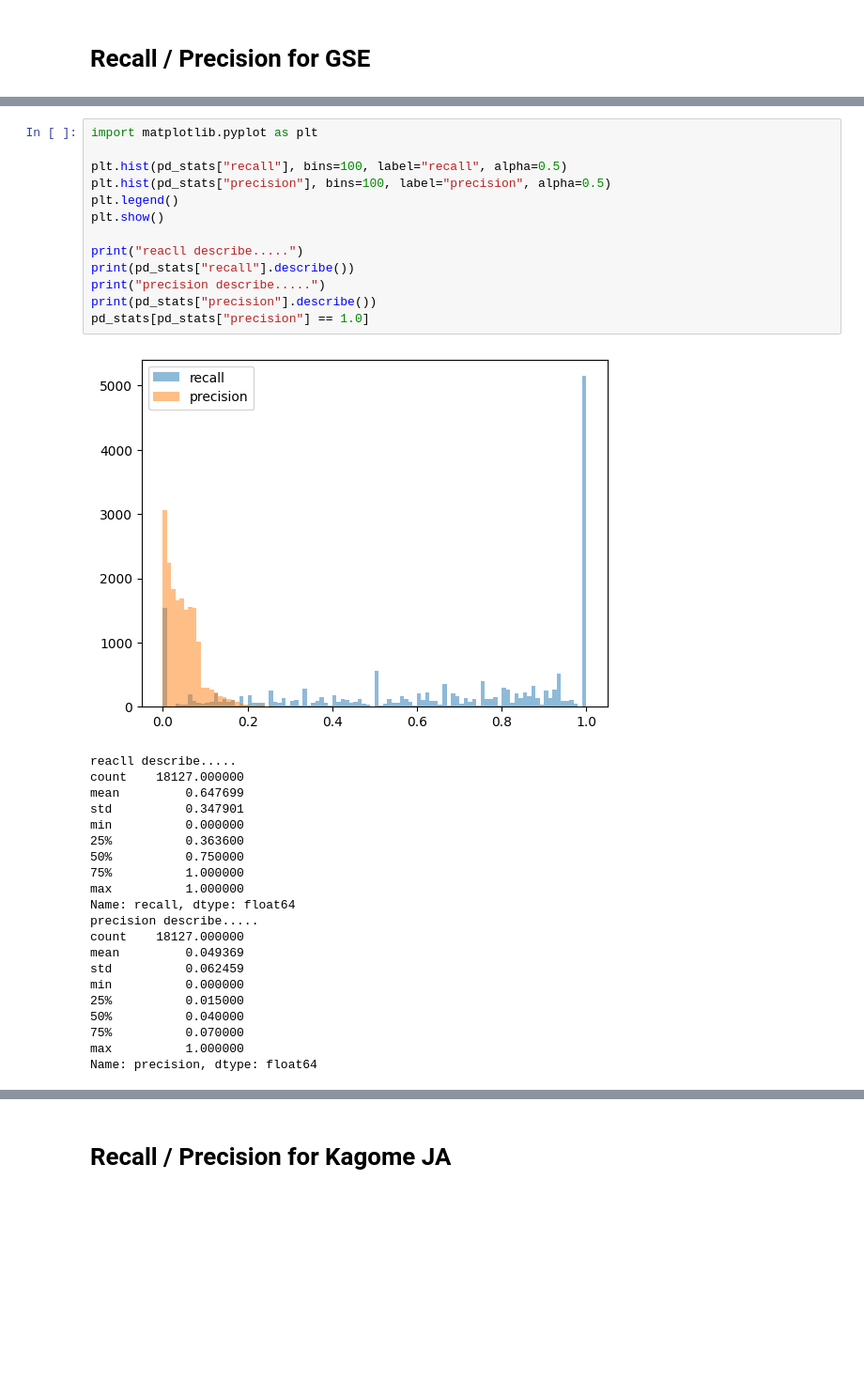
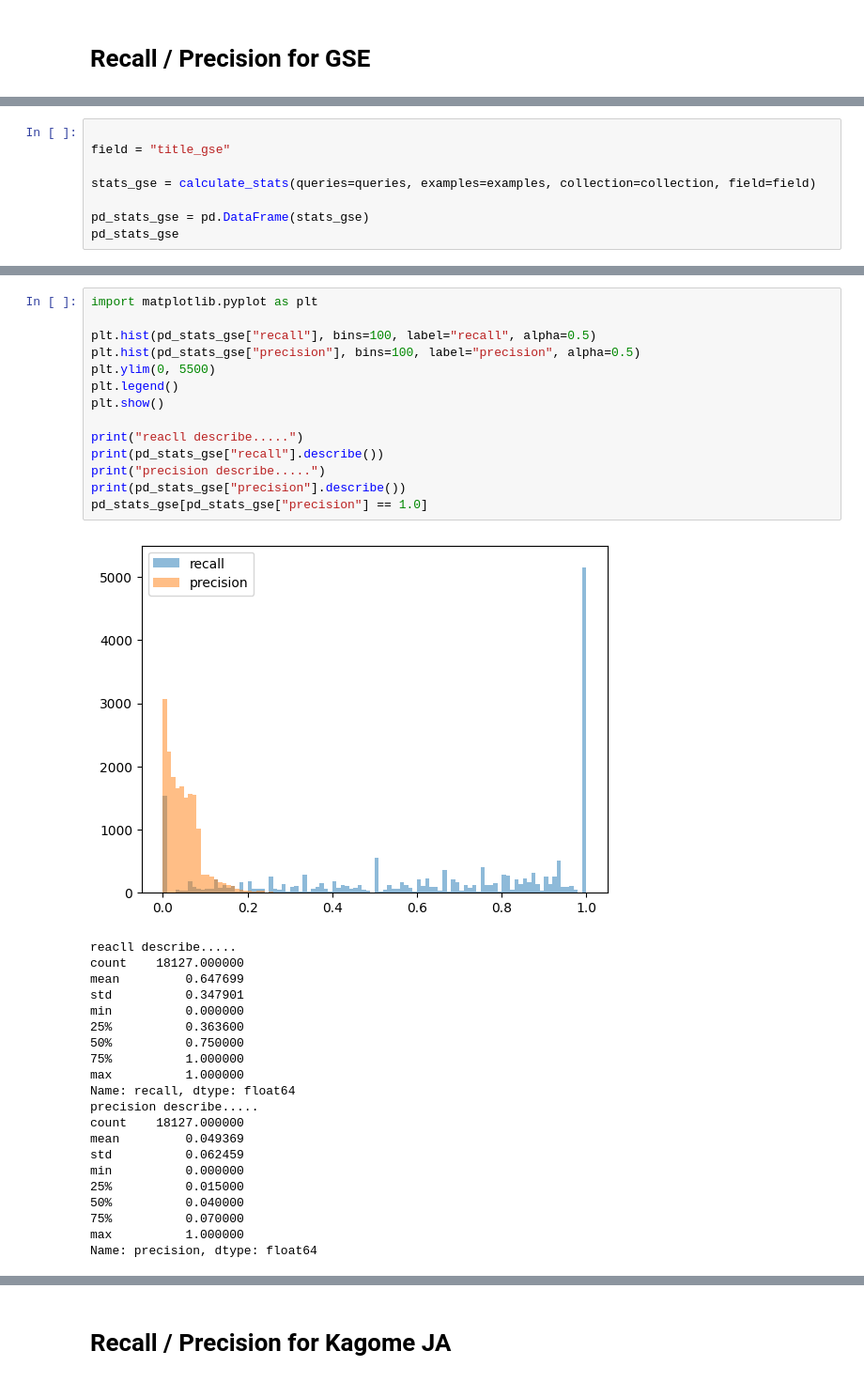
Before and after one commit to johtani/japanese_tokenize_eval_weaviate, a Jupyter notebook: evaluate_japanese.ipynb, the cells around one changed output, grey strips where cells are left out. Shown at 94% size. Saved outputs shown, nothing was run; the diff lists cells and outputs as text; blank space fills up the shorter version.

Commit message:
refactoring run queries

```diff
--- a/evaluate_japanese.ipynb
+++ b/evaluate_japanese.ipynb
@@ -274,0 +257,8 @@ pd_stats
+# %%
+
+field = "title_gse"
+
+stats_gse = calculate_stats(queries=queries, examples=examples, collection=collection, field=field)
+
+pd_stats_gse = pd.DataFrame(stats_gse)
+pd_stats_gse
@@ -275,18 +279,19 @@ pd_stats
 # %%
 import matplotlib.pyplot as plt
 
-plt.hist(pd_stats["recall"], bins=100, label="recall", alpha=0.5)
-plt.hist(pd_stats["precision"], bins=100, label="precision", alpha=0.5)
+plt.hist(pd_stats_gse["recall"], bins=100, label="recall", alpha=0.5)
+plt.hist(pd_stats_gse["precision"], bins=100, label="precision", alpha=0.5)
+plt.ylim(0, 5500)
 plt.legend()
 plt.show()
 
 print("reacll describe.....")
-print(pd_stats["recall"].describe())
+print(pd_stats_gse["recall"].describe())
 print("precision describe.....")
-print(pd_stats["precision"].describe())
-pd_stats[pd_stats["precision"] == 1.0]
+print(pd_stats_gse["precision"].describe())
+pd_stats_gse[pd_stats_gse["precision"] == 1.0]
 # %% [output]
-[figure, old version]
+[figure, new version]
 reacll describe.....
 count    18127.000000
 mean         0.647699
```
Also changed, not shown: parts of 12 cells of this notebook.
